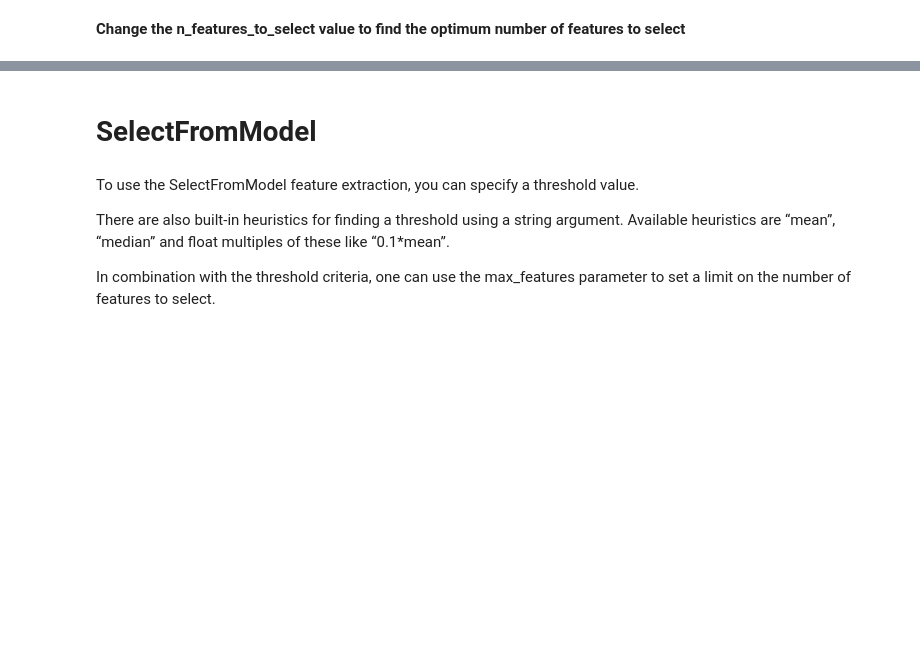
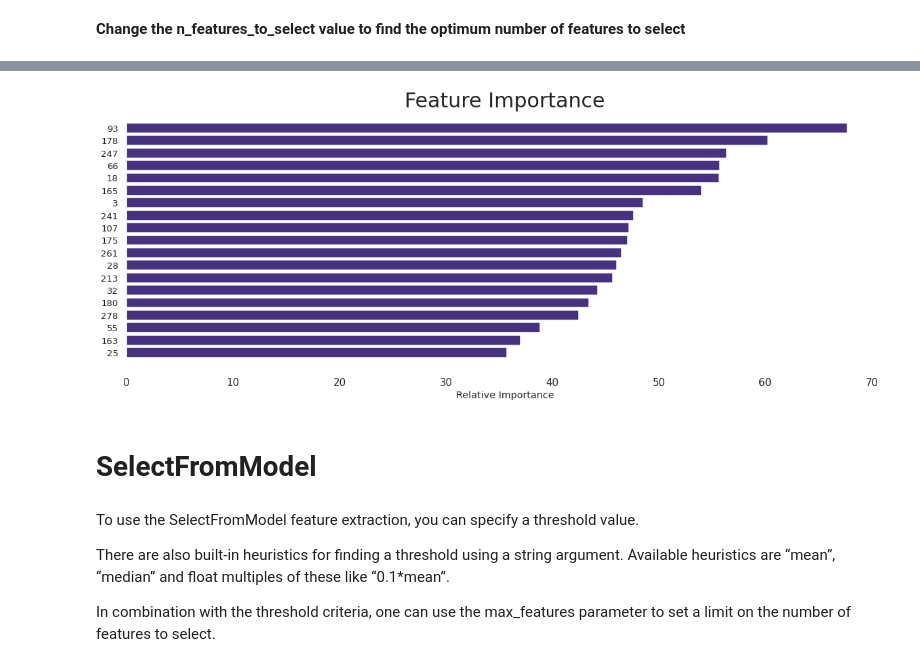
Before and after one commit to cagBRT/Machine-Learning, a Jupyter notebook: FeatureSelection1.ipynb, the cells around one changed output, grey strips where cells are left out. Saved outputs shown, nothing was run; the diff lists cells and outputs as text; code cells hidden in the pictures; blank space fills up the shorter version.

```diff
--- a/FeatureSelection1.ipynb
+++ b/FeatureSelection1.ipynb
@@ -456,20 +545,25 @@ recursive_features.shape
+# %%
+selected_featuresModel = lr.fit(recursive_features, y_train)
+#selected_featuresModel.coef_[0]
 # %%
 # checking which are the most important features
-feature_importance = rfc.fit(recursive_features, y_train).feature_importances_
+feature_importance = selected_featuresModel.coef_[0]
 # Make importances relative to max importance.
 feature_importance = 100.0 * (feature_importance / feature_importance.max())
 sorted_idx = np.argsort(feature_importance)
 sorted_idx = sorted_idx[-20:-1:1]
 pos = np.arange(sorted_idx.shape[0]) + .5
 pos.dtype.names
 X_train_df.columns[sorted_idx]
 plt.barh(pos, feature_importance[sorted_idx], align='center')
 plt.yticks(pos, X_train_df.columns[sorted_idx])
 plt.xlabel('Relative Importance')
 plt.title('Feature Importance', fontsize=30)
 plt.tick_params(axis='x', which='major', labelsize=15)
 sns.despine(left=True, bottom=True)
 plt.show()
+# %% [output]
+[figure, added]
 # %% [markdown]
 # **SelectFromModel**
 # %% [markdown]
```
Also changed, not shown: parts of 30 cells of this notebook.
